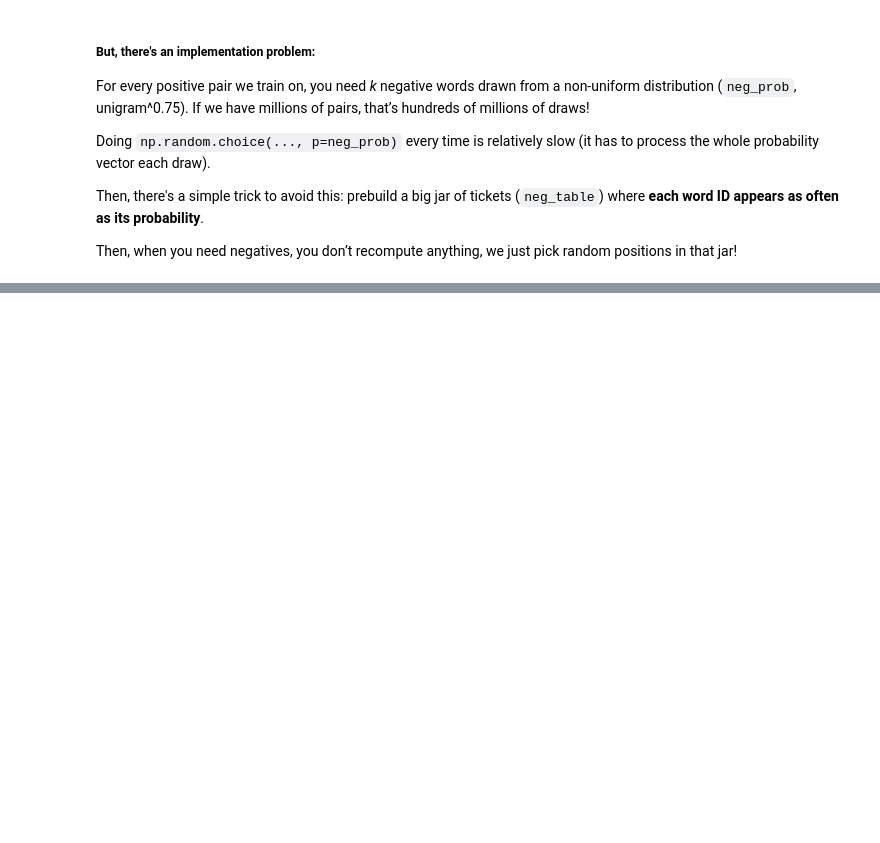
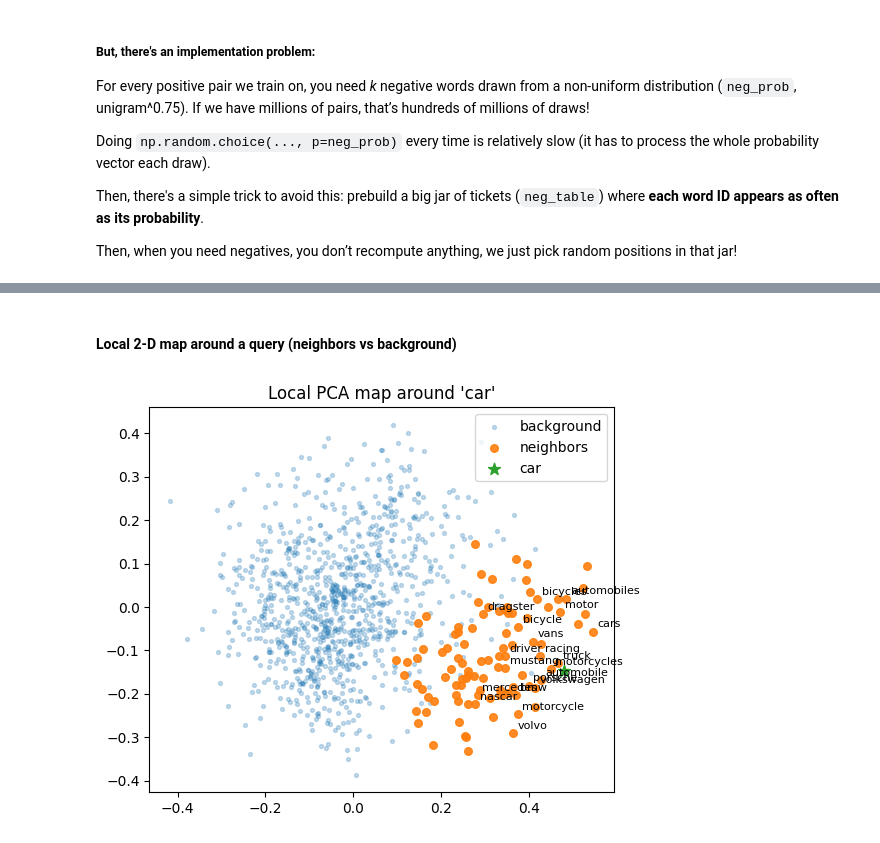
Before and after one commit to FederCO23/Potential_Talents_-_Yc1Y0PqXJsbGtBoy, a Jupyter notebook: Potential_Talents_part2.ipynb, the cells around one changed output, grey strips where cells are left out. Drawn from its saved outputs; the diff is of its cells as text; code cells hidden in the pictures; blank space fills up the shorter version.

```diff
--- a/Potential_Talents_part2.ipynb
+++ b/Potential_Talents_part2.ipynb
@@ -574,0 +835,17 @@ tensor([[45847, 52804, 19557, 29149, 63653],
+# %%
+# @torch.no_grad() #don’t track gradients inside this function
+# def get_in_embeddings(model):
+#     E = model.emb_in.weight.detach().to(torch.float32)
+#     # cosine-friendly: L2 normalize rows
+#     E = E / (E.norm(dim=1, keepdim=True) + 1e-12)
+#     return E
+
+@torch.no_grad() #don’t track gradients inside this function
+def get_emb(model, which="avg"):
+    if which=="in":  E = model.emb_in.weight
+    if which=="out": E = model.emb_out.weight
+    if which=="avg": E = (model.emb_in.weight + model.emb_out.weight)/2
+    E = E.float(); E = E/(E.norm(dim=1, keepdim=True)+1e-12)
+    return E
+
+emb = get_emb(model).to("cpu")
@@ -574,0 +1002,27 @@ tensor([[45847, 52804, 19557, 29149, 63653],
+# %% [markdown]
+#### Local 2-D map around a query (neighbors vs background)
+# %%
+@torch.no_grad()
+def local_map(query, topk=100, background=1000, label_top=20):
+    qid = word_to_id[query]
+    sims = emb @ emb[qid]
+    sims[qid] = -1
+    top = torch.topk(sims, topk).indices
+
+    bg_idx = torch.randint(0, emb.size(0), (background,))
+    V = torch.cat([emb[top], emb[qid:qid+1], emb[bg_idx]])   # [topk + 1 + bg, D]
+    Y = PCA(n_components=2, random_state=0).fit_transform(V.cpu().numpy())
+
+    n_top = topk; q_pt = n_top
+    xs, ys = Y[:,0], Y[:,1]
+    plt.figure(figsize=(6,5))
+    plt.scatter(xs[n_top+1:], ys[n_top+1:], s=8, alpha=0.25, label="background")
+    plt.scatter(xs[:n_top], ys[:n_top], s=30, alpha=0.9, label="neighbors")
+    plt.scatter(xs[q_pt], ys[q_pt], s=80, marker="*", label=query)
+    for i in range(min(label_top, n_top)):
+        plt.text(xs[i]+0.01, ys[i]+0.01, id_to_word[int(top[i])], fontsize=8)
+    plt.legend(); plt.title(f"Local PCA map around '{query}'"); plt.show()
+# %%
+local_map("car")
+# %% [output]
+[figure, added]
```
Also changed, not shown: parts of 47 cells of this notebook.
